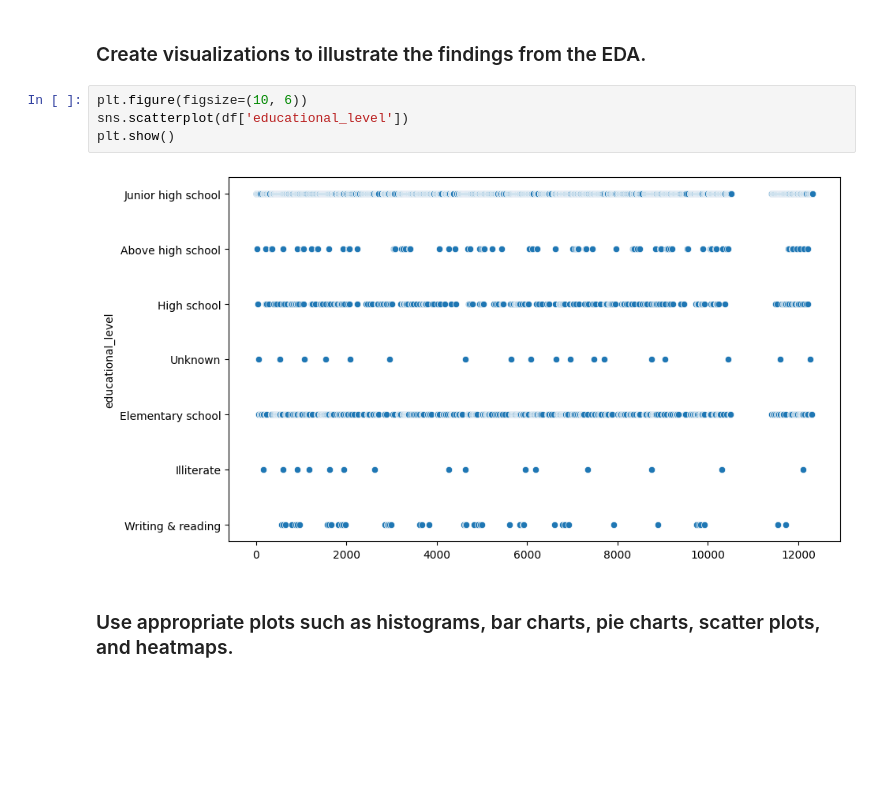
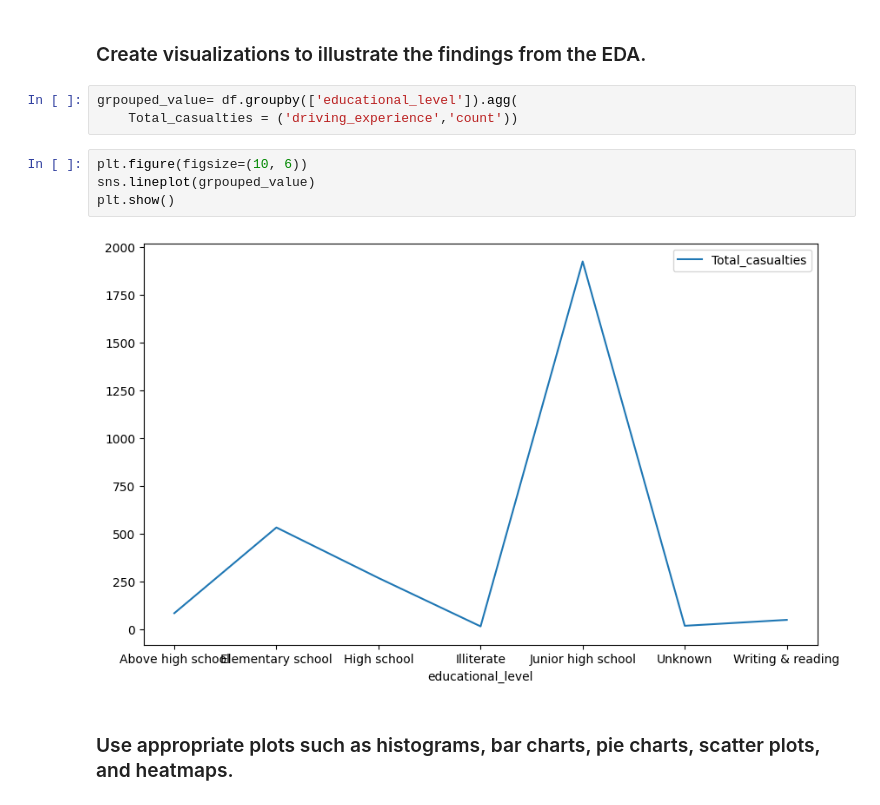
Before and after one commit to HssahSaad/T5Demo, a Jupyter notebook: Task (1) Week 1.ipynb, the cells around one changed output. Cells and saved outputs as stored; diff of their text form; blank space fills up the shorter version.

```diff
--- a/Task (1) Week 1.ipynb
+++ b/Task (1) Week 1.ipynb
@@ -282,12 +287,15 @@ plt.show()
 * Ensure the visualizations are clear and informative.
 # %% [markdown]
 ### Create visualizations to illustrate the findings from the EDA.
+# %%
+grpouped_value= df.groupby(['educational_level']).agg(
+    Total_casualties = ('driving_experience','count'))
 # %%
 plt.figure(figsize=(10, 6))
-sns.scatterplot(df['educational_level'])
+sns.lineplot(grpouped_value)
 plt.show()
 # %% [output]
-[figure, old version]
+[figure, new version]
 # %% [markdown]
 ### Use appropriate plots such as histograms, bar charts, pie charts, scatter plots, and heatmaps.
 # %%
```
Also changed, not shown: parts of 2 cells of this notebook.
